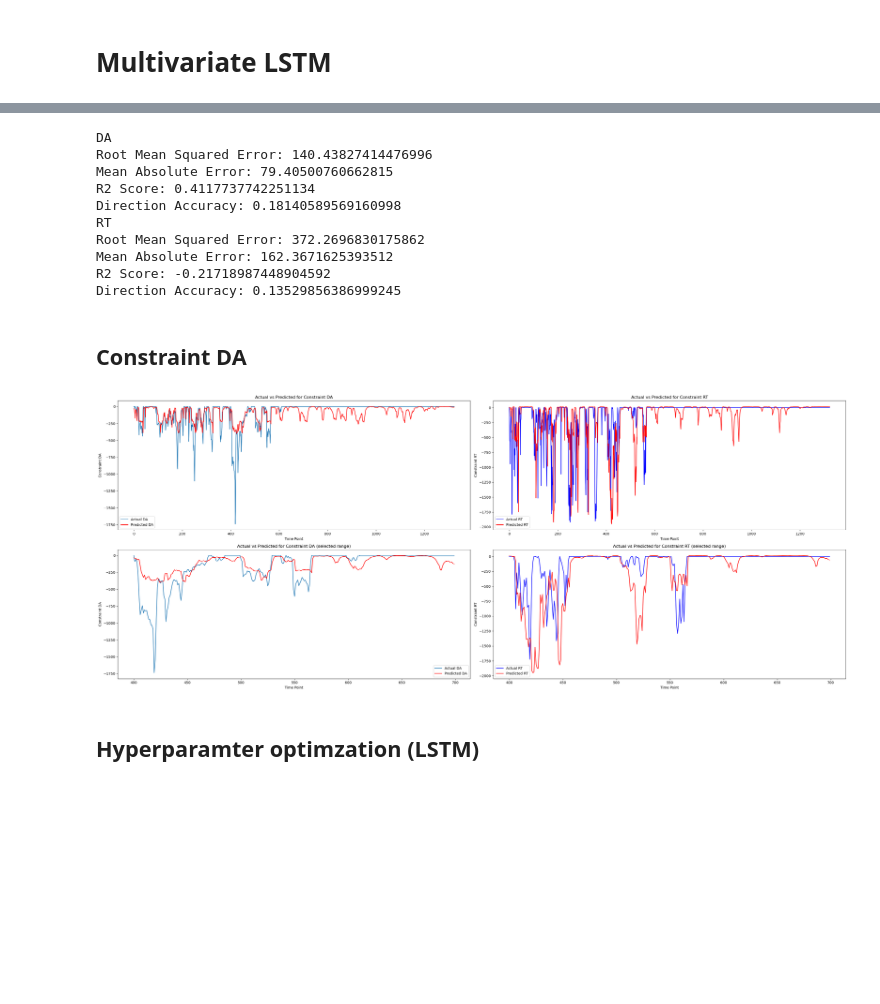
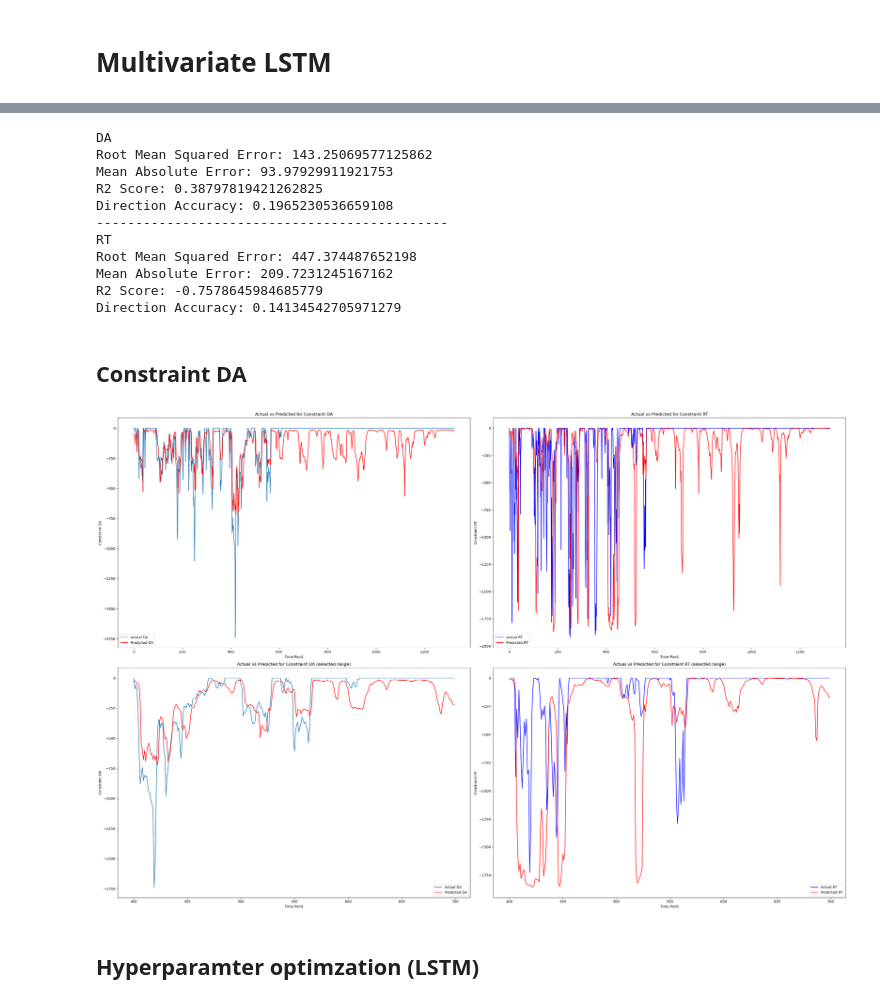
Before and after one commit to Nim-ah/Day-Ahead-Real-Time-Constraint-Investigation, a Jupyter notebook: DA_RT_V1.ipynb, the cells around one changed output, grey strips where cells are left out. Drawn from its saved outputs; the diff is of its cells as text; code cells hidden in the pictures; blank space fills up the shorter version.

```diff
--- a/DA_RT_V1.ipynb
+++ b/DA_RT_V1.ipynb
@@ -433,6 +433,7 @@ print(f'R2 Score: {DA_r2}')
 DA_dir_acc = np.mean(np.sign(DA_y_true[1:] - DA_y_true[:-1]) == np.sign(DA_y_pred[1:] - DA_y_pred[:-1]))
 print(f'Direction Accuracy: {DA_dir_acc}')
 
+print("---------------------------------------------")
 
 # For Constraint RT
 print("RT")
@@ -456,15 +457,16 @@ RT_dir_acc = np.mean(np.sign(RT_y_true[1:] - RT_y_true[:-1]) == np.sign(RT_y_pre
 print(f'Direction Accuracy: {RT_dir_acc}')
 # %% [output]
 DA
-Root Mean Squared Error: 140.43827414476996
-Mean Absolute Error: 79.40500760662815
-R2 Score: 0.4117737742251134
-Direction Accuracy: 0.18140589569160998
+Root Mean Squared Error: 143.25069577125862
+Mean Absolute Error: 93.97929911921753
+R2 Score: 0.38797819421262825
+Direction Accuracy: 0.1965230536659108
+---------------------------------------------
 RT
-Root Mean Squared Error: 372.2696830175862
-Mean Absolute Error: 162.3671625393512
-R2 Score: -0.21718987448904592
-Direction Accuracy: 0.13529856386999245
+Root Mean Squared Error: 447.374487652198
+Mean Absolute Error: 209.7231245167162
+R2 Score: -0.7578645984685779
+Direction Accuracy: 0.14134542705971279
 # %% [markdown]
 ## Constraint DA
 # %%
@@ -474,7 +476,7 @@ start_index = 400  # Adjust this to change the starting index of the plot
 end_index = 700  # Adjust this to change the ending index of the plot
 
 
-fig, axs = plt.subplots(2, 2, figsize=(30, 12))
+fig, axs = plt.subplots(2, 2, figsize=(30, 20))
 
 
 # Plot 1: Actual vs Predicted for Constraint DA (full range)
@@ -485,34 +487,34 @@ axs[0, 0].set_xlabel('Time Point')
 axs[0, 0].set_ylabel('Constraint DA')
 axs[0, 0].legend()
 
 # Plot 2: Actual vs Predicted for Constraint RT (full range)
 axs[0, 1].plot(time_point, y_test[:, 1], label='Actual RT', color = 'blue')
 axs[0, 1].plot(time_point, testPredict[:, 1], label='Predicted RT', color='red')
 axs[0, 1].set_title('Actual vs Predicted for Constraint RT')
 axs[0, 1].set_xlabel('Time Point')
 axs[0, 1].set_ylabel('Constraint RT')
 axs[0, 1].legend()
 
 # Plot 3: Actual vs Predicted for Constraint DA
 axs[1, 0].plot(time_point[start_index:end_index], y_test[start_index:end_index, 0], label='Actual DA')
 axs[1, 0].plot(time_point[start_index:end_index], testPredict[start_index:end_index, 0], label='Predicted DA', color='red')
 axs[1, 0].set_title('Actual vs Predicted for Constraint DA (selected range)')
 axs[1, 0].set_xlabel('Time Point')
 axs[1, 0].set_ylabel('Constraint DA')
 axs[1, 0].legend()
 
 # Plot 4: Actual vs Predicted for Constraint RT
 axs[1, 1].plot(time_point[start_index:end_index], y_test[start_index:end_index, 1], label='Actual RT', color="blue")
 axs[1, 1].plot(time_point[start_index:end_index], testPredict[start_index:end_index, 1], label='Predicted RT', color='red')
 axs[1, 1].set_title('Actual vs Predicted for Constraint RT (selected range)')
 axs[1, 1].set_xlabel('Time Point')
 axs[1, 1].set_ylabel('Constraint RT')
 axs[1, 1].legend()
 
 plt.tight_layout()
 plt.show()
 # %% [output]
-[figure, old version]
+[figure, new version]
 # %% [markdown]
 ## Hyperparamter optimzation (LSTM)
 # %%
```
Also changed, not shown: parts of 12 cells of this notebook.
